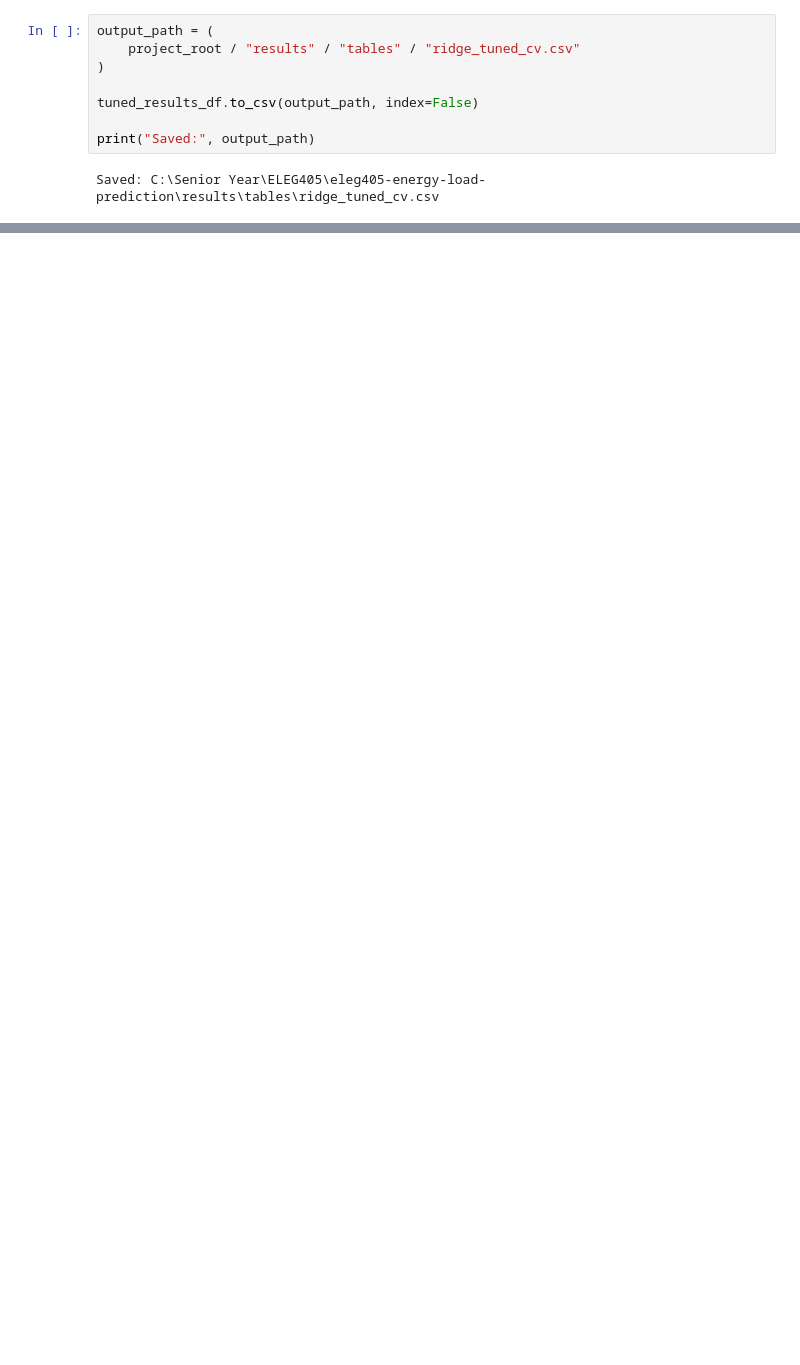
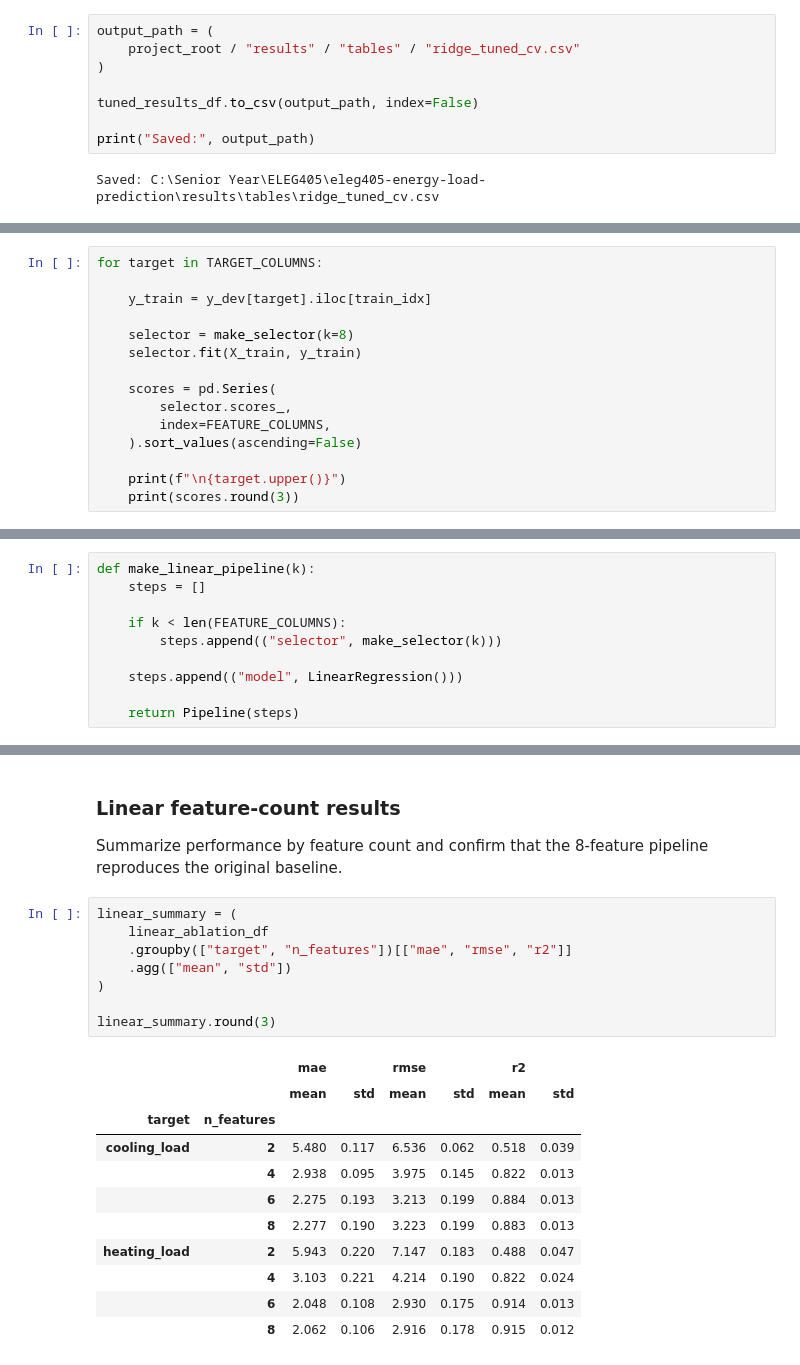
Before and after one commit to jacob-baker25/eleg405-energy-load-prediction, a Jupyter notebook: notebooks/02_linear_ridge_jacob.ipynb, the cells around one changed output, grey strips where cells are left out. Drawn from its saved outputs; the diff is of its cells as text; blank space fills up the shorter version.

```diff
--- a/notebooks/02_linear_ridge_jacob.ipynb
+++ b/notebooks/02_linear_ridge_jacob.ipynb
@@ -593,0 +694,15 @@ Saved: C:\Senior Year\ELEG405\eleg405-energy-load-prediction\results\tables\ridg
+# %%
+for target in TARGET_COLUMNS:
+
+    y_train = y_dev[target].iloc[train_idx]
+
+    selector = make_selector(k=8)
+    selector.fit(X_train, y_train)
+
+    scores = pd.Series(
+        selector.scores_,
+        index=FEATURE_COLUMNS,
+    ).sort_values(ascending=False)
+
+    print(f"\n{target.upper()}")
+    print(scores.round(3))
@@ -593,0 +731,10 @@ Saved: C:\Senior Year\ELEG405\eleg405-energy-load-prediction\results\tables\ridg
+# %%
+def make_linear_pipeline(k):
+    steps = []
+
+    if k < len(FEATURE_COLUMNS):
+        steps.append(("selector", make_selector(k)))
+
+    steps.append(("model", LinearRegression()))
+
+    return Pipeline(steps)
@@ -593,0 +791,24 @@ Saved: C:\Senior Year\ELEG405\eleg405-energy-load-prediction\results\tables\ridg
+# %% [markdown]
+### Linear feature-count results
+
+Summarize performance by feature count and confirm that the 8-feature pipeline reproduces the original baseline.
+# %%
+linear_summary = (
+    linear_ablation_df
+    .groupby(["target", "n_features"])[["mae", "rmse", "r2"]]
+    .agg(["mean", "std"])
+)
+
+linear_summary.round(3)
+# %% [output]
+|  |  | mae |  | rmse |  | r2 |  |
+|  |  | mean | std | mean | std | mean | std |
+| target | n_features |  |  |  |  |  |  |
+| cooling_load | 2 | 5.480 | 0.117 | 6.536 | 0.062 | 0.518 | 0.039 |
+|  | 4 | 2.938 | 0.095 | 3.975 | 0.145 | 0.822 | 0.013 |
+|  | 6 | 2.275 | 0.193 | 3.213 | 0.199 | 0.884 | 0.013 |
+|  | 8 | 2.277 | 0.190 | 3.223 | 0.199 | 0.883 | 0.013 |
+| heating_load | 2 | 5.943 | 0.220 | 7.147 | 0.183 | 0.488 | 0.047 |
+|  | 4 | 3.103 | 0.221 | 4.214 | 0.190 | 0.822 | 0.024 |
+|  | 6 | 2.048 | 0.108 | 2.930 | 0.175 | 0.914 | 0.013 |
+|  | 8 | 2.062 | 0.106 | 2.916 | 0.178 | 0.915 | 0.012 |
```
Also changed, not shown: parts of 34 cells of this notebook, 5 other files.
